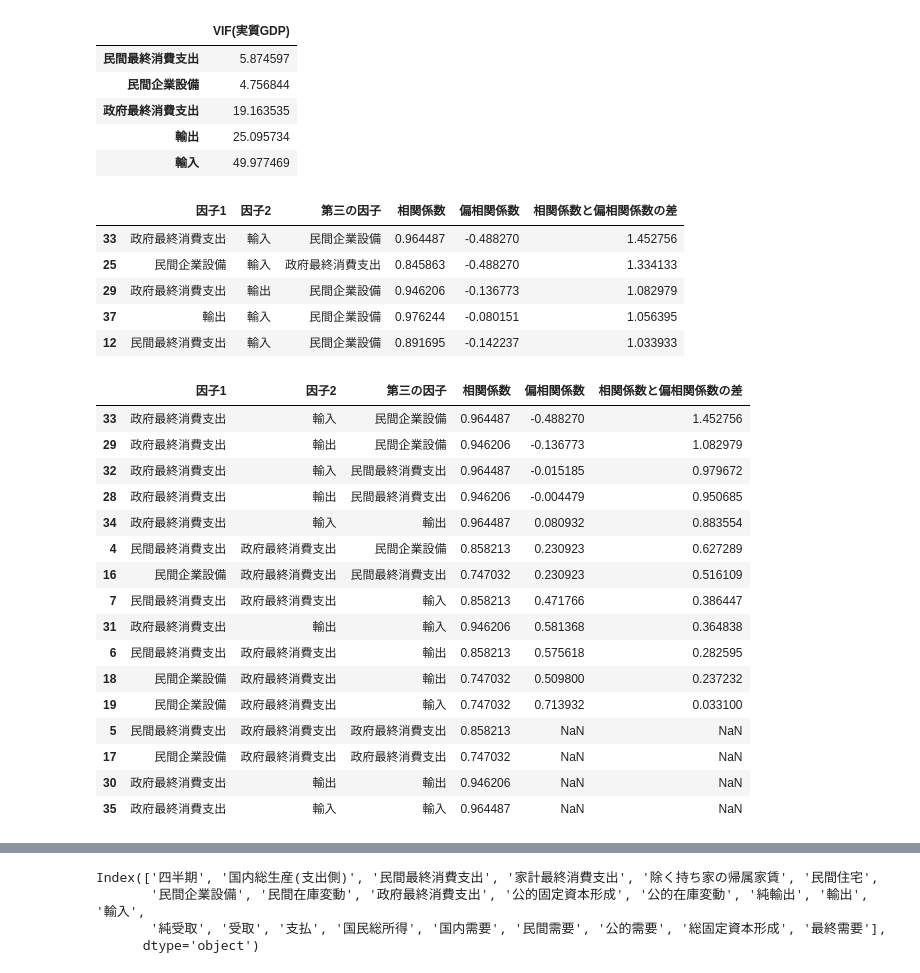
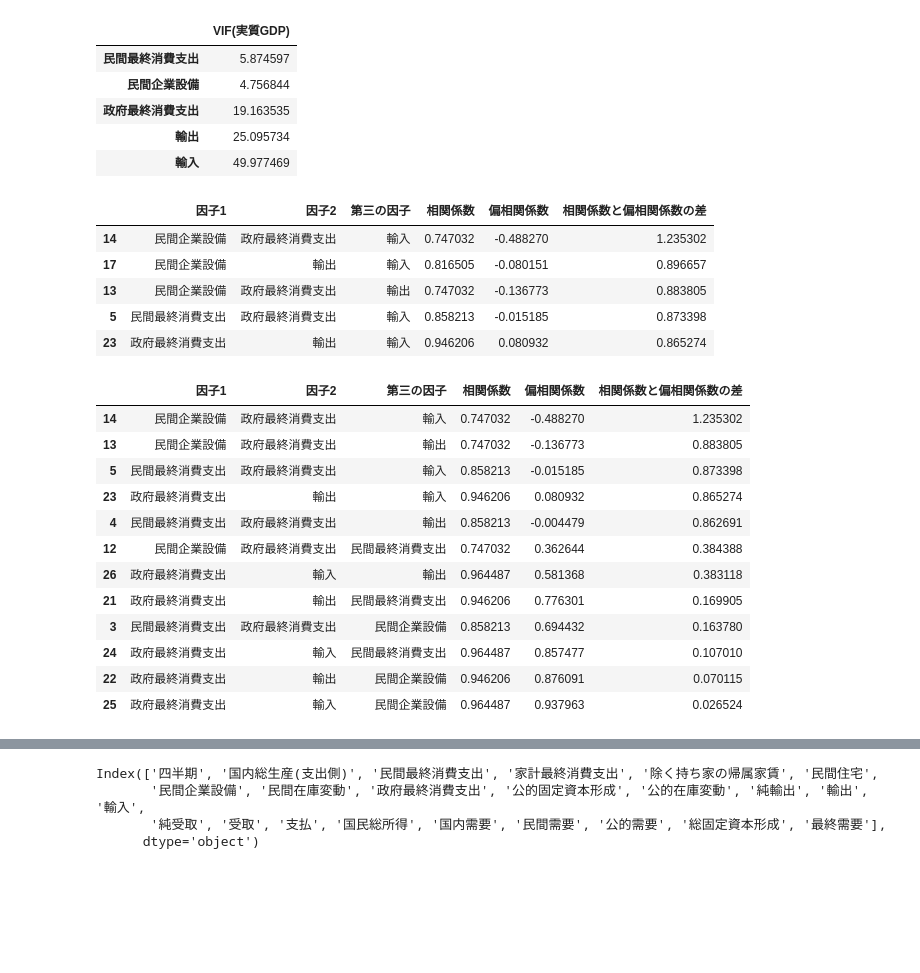
Before and after one commit to NTanaka1994/GDP_Analysis, a Jupyter notebook: GDP_VIF.ipynb, the cells around one changed output, grey strips where cells are left out. Cells and saved outputs as stored; diff of their text form; code cells hidden in the pictures; blank space fills up the shorter version.

```diff
--- a/GDP_VIF.ipynb
+++ b/GDP_VIF.ipynb
@@ -4,5 +5,6 @@ import numpy as np
 # %%
 df = pd.read_csv("gaku-jk2312.csv", encoding="shift-jis")
+df = df.dropna()
 df.head()
 # %% [output]
 |  | 四半期 | 国内総生産(支出側) | 民間最終消費支出 | 家計最終消費支出 | 除く持ち家の帰属家賃 | 民間住宅 | 民間企業設備 | 民間在庫変動 | 政府最終消費支出 | 公的固定資本形成 | ... |
@@ -79,43 +81,41 @@ df_vifj
 | 輸入 | 49.977469 |
 # %%
 def partcorr(r_xy, r_yz, r_xz):
-    return (r_yz - r_xy * r_xz) / (np.sqrt(1 - r_xy ** 2) * np.sqrt(1 - r_xz ** 2))
+    return (r_xy - r_yz * r_xz) / (np.sqrt(1 - r_yz ** 2) * np.sqrt(1 - r_xz ** 2))
 # %%
 corr = x.corr().values
 col = x.corr().columns
 pcorr = []
 for i in range(len(corr)):
     for j in range(i+1, len(corr[i])):
         for k in range(len(corr)):
-            if col[i] != col[j] and col[i] != col[k] and col[j] and col[k]:
-                pcorr.append([col[i], col[j], col[k], corr[i][j], partcorr(corr[i][j], corr[i][k], corr[k][j]), abs(corr[i][j]-partcorr(corr[i][j], corr[i][k], corr[k][j]))])
+            if col[i] != col[k] and col[j] != col[k] and col[i] and col[j]:
+                pcorr.append([col[i], col[j], col[k], corr[i][j],
+                              partcorr(corr[i][j], corr[i][k], corr[k][j]),
+                              abs(corr[i][j]-partcorr(corr[i][j], corr[i][k], corr[k][j]))])
 df_pcorr = pd.DataFrame(pcorr)
 df_pcorr.columns = ["因子1", "因子2", "第三の因子", "相関係数", "偏相関係数", "相関係数と偏相関係数の差"]
 df_pcorr.sort_values("相関係数と偏相関係数の差", ascending=False).head()
 # %% [output]
 |  | 因子1 | 因子2 | 第三の因子 | 相関係数 | 偏相関係数 | 相関係数と偏相関係数の差 |
-| 33 | 政府最終消費支出 | 輸入 | 民間企業設備 | 0.964487 | -0.488270 | 1.452756 |
-| 25 | 民間企業設備 | 輸入 | 政府最終消費支出 | 0.845863 | -0.488270 | 1.334133 |
-| 29 | 政府最終消費支出 | 輸出 | 民間企業設備 | 0.946206 | -0.136773 | 1.082979 |
-| 37 | 輸出 | 輸入 | 民間企業設備 | 0.976244 | -0.080151 | 1.056395 |
-| 12 | 民間最終消費支出 | 輸入 | 民間企業設備 | 0.891695 | -0.142237 | 1.033933 |
+| 14 | 民間企業設備 | 政府最終消費支出 | 輸入 | 0.747032 | -0.488270 | 1.235302 |
+| 17 | 民間企業設備 | 輸出 | 輸入 | 0.816505 | -0.080151 | 0.896657 |
+| 13 | 民間企業設備 | 政府最終消費支出 | 輸出 | 0.747032 | -0.136773 | 0.883805 |
+| 5 | 民間最終消費支出 | 政府最終消費支出 | 輸入 | 0.858213 | -0.015185 | 0.873398 |
+| 23 | 政府最終消費支出 | 輸出 | 輸入 | 0.946206 | 0.080932 | 0.865274 |
 # %%
 df_pcorr.query("因子2=='政府最終消費支出' or 因子1=='政府最終消費支出'").sort_values("相関係数と偏相関係数の差", ascending=False)
 # %% [output]
 |  | 因子1 | 因子2 | 第三の因子 | 相関係数 | 偏相関係数 | 相関係数と偏相関係数の差 |
-| 33 | 政府最終消費支出 | 輸入 | 民間企業設備 | 0.964487 | -0.488270 | 1.452756 |
-| 29 | 政府最終消費支出 | 輸出 | 民間企業設備 | 0.946206 | -0.136773 | 1.082979 |
-| 32 | 政府最終消費支出 | 輸入 | 民間最終消費支出 | 0.964487 | -0.015185 | 0.979672 |
-| 28 | 政府最終消費支出 | 輸出 | 民間最終消費支出 | 0.946206 | -0.004479 | 0.950685 |
-| 34 | 政府最終消費支出 | 輸入 | 輸出 | 0.964487 | 0.080932 | 0.883554 |
-| 4 | 民間最終消費支出 | 政府最終消費支出 | 民間企業設備 | 0.858213 | 0.230923 | 0.627289 |
-| 16 | 民間企業設備 | 政府最終消費支出 | 民間最終消費支出 | 0.747032 | 0.230923 | 0.516109 |
-| 7 | 民間最終消費支出 | 政府最終消費支出 | 輸入 | 0.858213 | 0.471766 | 0.386447 |
-| 31 | 政府最終消費支出 | 輸出 | 輸入 | 0.946206 | 0.581368 | 0.364838 |
-| 6 | 民間最終消費支出 | 政府最終消費支出 | 輸出 | 0.858213 | 0.575618 | 0.282595 |
-| 18 | 民間企業設備 | 政府最終消費支出 | 輸出 | 0.747032 | 0.509800 | 0.237232 |
-| 19 | 民間企業設備 | 政府最終消費支出 | 輸入 | 0.747032 | 0.713932 | 0.033100 |
-| 5 | 民間最終消費支出 | 政府最終消費支出 | 政府最終消費支出 | 0.858213 | NaN | NaN |
-| 17 | 民間企業設備 | 政府最終消費支出 | 政府最終消費支出 | 0.747032 | NaN | NaN |
-| 30 | 政府最終消費支出 | 輸出 | 輸出 | 0.946206 | NaN | NaN |
-| 35 | 政府最終消費支出 | 輸入 | 輸入 | 0.964487 | NaN | NaN |
+| 14 | 民間企業設備 | 政府最終消費支出 | 輸入 | 0.747032 | -0.488270 | 1.235302 |
+| 13 | 民間企業設備 | 政府最終消費支出 | 輸出 | 0.747032 | -0.136773 | 0.883805 |
+| 5 | 民間最終消費支出 | 政府最終消費支出 | 輸入 | 0.858213 | -0.015185 | 0.873398 |
+| 23 | 政府最終消費支出 | 輸出 | 輸入 | 0.946206 | 0.080932 | 0.865274 |
+| 4 | 民間最終消費支出 | 政府最終消費支出 | 輸出 | 0.858213 | -0.004479 | 0.862691 |
+| 12 | 民間企業設備 | 政府最終消費支出 | 民間最終消費支出 | 0.747032 | 0.362644 | 0.384388 |
+| 26 | 政府最終消費支出 | 輸入 | 輸出 | 0.964487 | 0.581368 | 0.383118 |
+| 21 | 政府最終消費支出 | 輸出 | 民間最終消費支出 | 0.946206 | 0.776301 | 0.169905 |
+| 3 | 民間最終消費支出 | 政府最終消費支出 | 民間企業設備 | 0.858213 | 0.694432 | 0.163780 |
+| 24 | 政府最終消費支出 | 輸入 | 民間最終消費支出 | 0.964487 | 0.857477 | 0.107010 |
+| 22 | 政府最終消費支出 | 輸出 | 民間企業設備 | 0.946206 | 0.876091 | 0.070115 |
+| 25 | 政府最終消費支出 | 輸入 | 民間企業設備 | 0.964487 | 0.937963 | 0.026524 |
```
Also changed, not shown: parts of 7 cells of this notebook.
